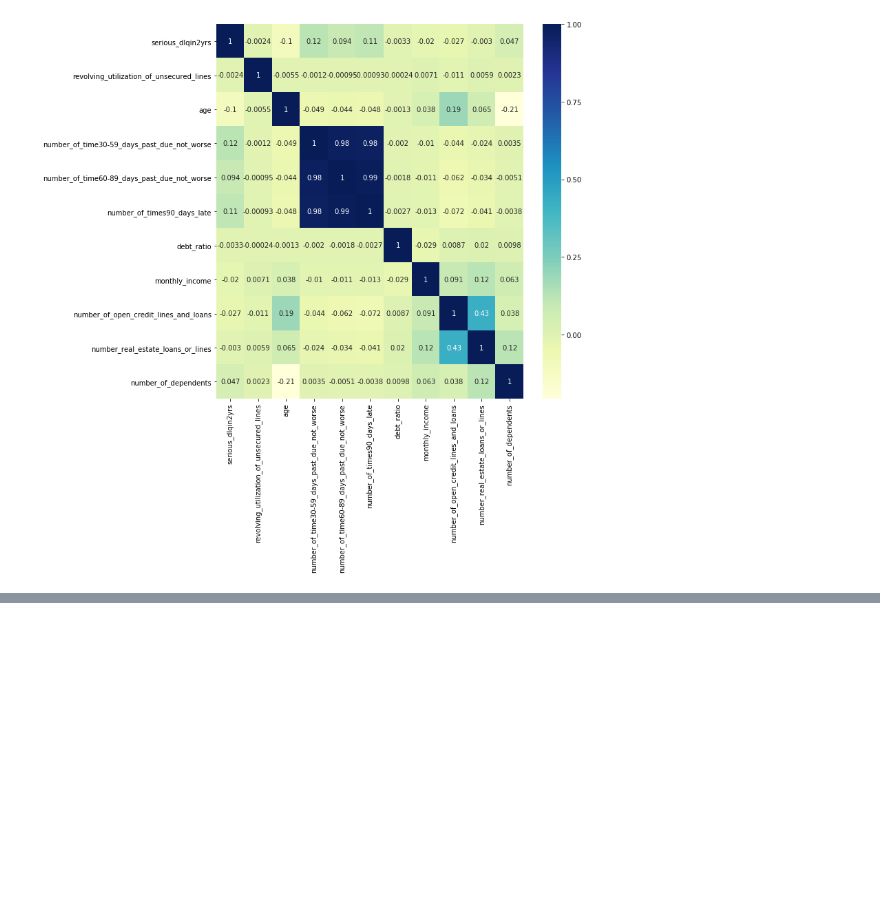
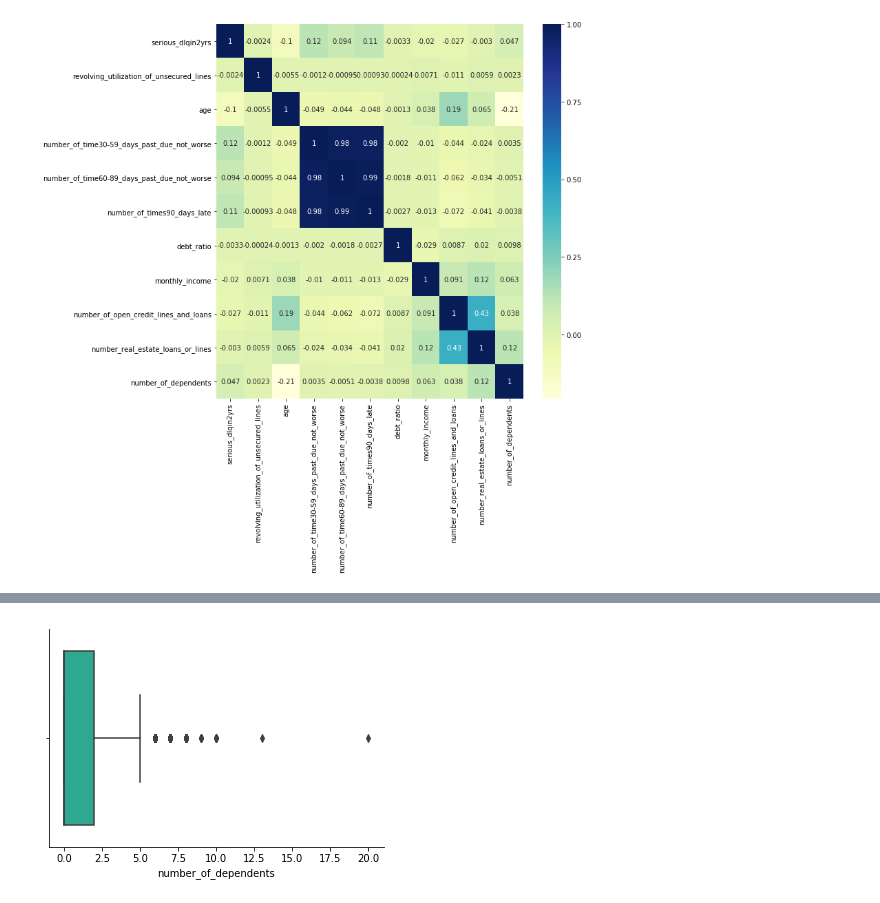
Before and after one commit to yaninaiberra/Fligoo_EDA, a Jupyter notebook: Fligoo_TechInterview_Credit.ipynb, the cells around one changed output, grey strips where cells are left out. Cells and saved outputs as stored; diff of their text form; code cells hidden in the pictures; blank space fills up the shorter version.

```diff
--- a/Fligoo_TechInterview_Credit.ipynb
+++ b/Fligoo_TechInterview_Credit.ipynb
@@ -446,0 +489,5 @@ sns.heatmap(corr, cmap='YlGnBu', annot=True);
+# %%
+sns.boxplot(x='number_of_dependents', data=borrowers_dropna, color='#1ABC9C')
+sns.despine()
+# %% [output]
+[figure, added]
```
Also changed, not shown: parts of 29 cells of this notebook.
